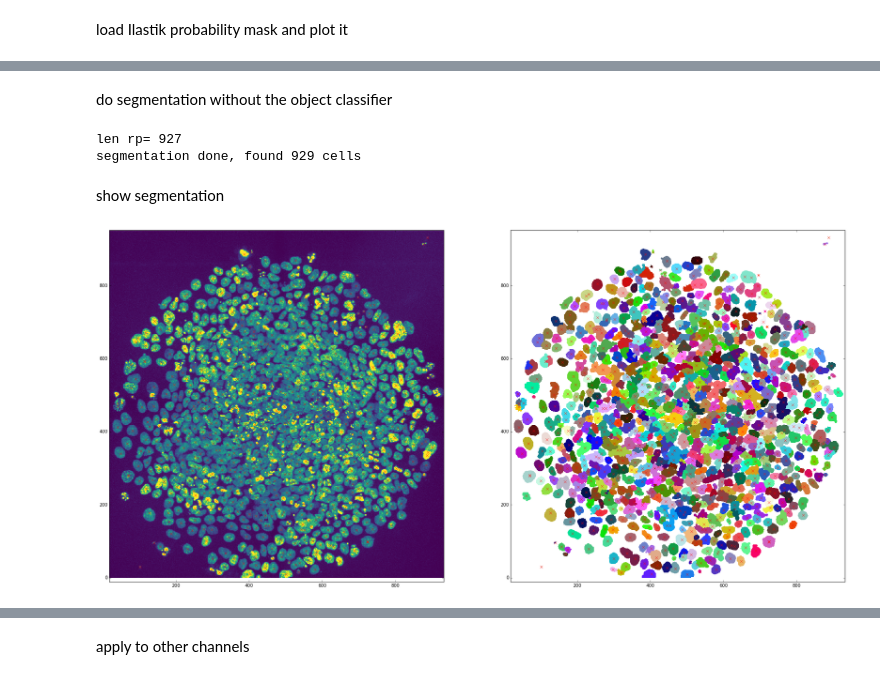
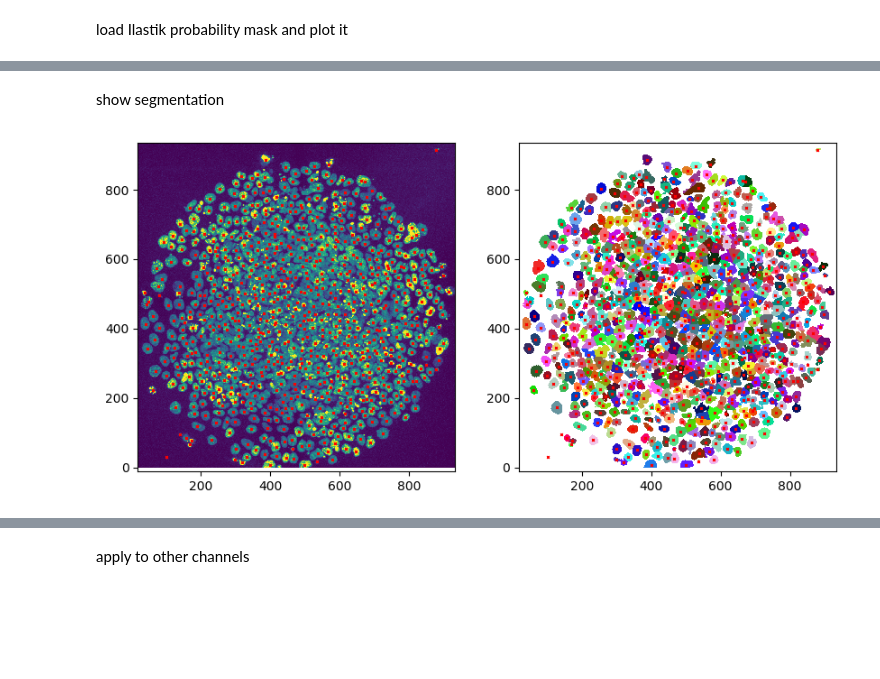
Before and after one commit to jjmetzger/stemcell_segmentation, a Jupyter notebook: watershed2d.ipynb, the cells around one changed output, grey strips where cells are left out. Cells and saved outputs as stored; diff of their text form; code cells hidden in the pictures; blank space fills up the shorter version.

```diff
--- a/watershed2d.ipynb
+++ b/watershed2d.ipynb
@@ -33,16 +26,11 @@ loaded probability map
-# %% [markdown]
-do segmentation without the object classifier
 # %%
-w.segment(do_not_use_object_classifier=1, sigma=(3,3), min_distance=2)
+w.segment(sigma=(4,4), min_distance=2, compactness=0.05)
-# %% [output]
-len rp= 927
-segmentation done, found 929 cells
 # %% [markdown]
 show segmentation
 # %%
-w.show_segmentation(figsize=(30,20))
+w.show_segmentation(figsize=(10,10), ms=2)
 # %% [output]
-[figure, old version]
+[figure, new version]
 # %%
 w.df.head()
 # %% [output]
```
Also changed, not shown: parts of 14 cells of this notebook, 1 other file.
